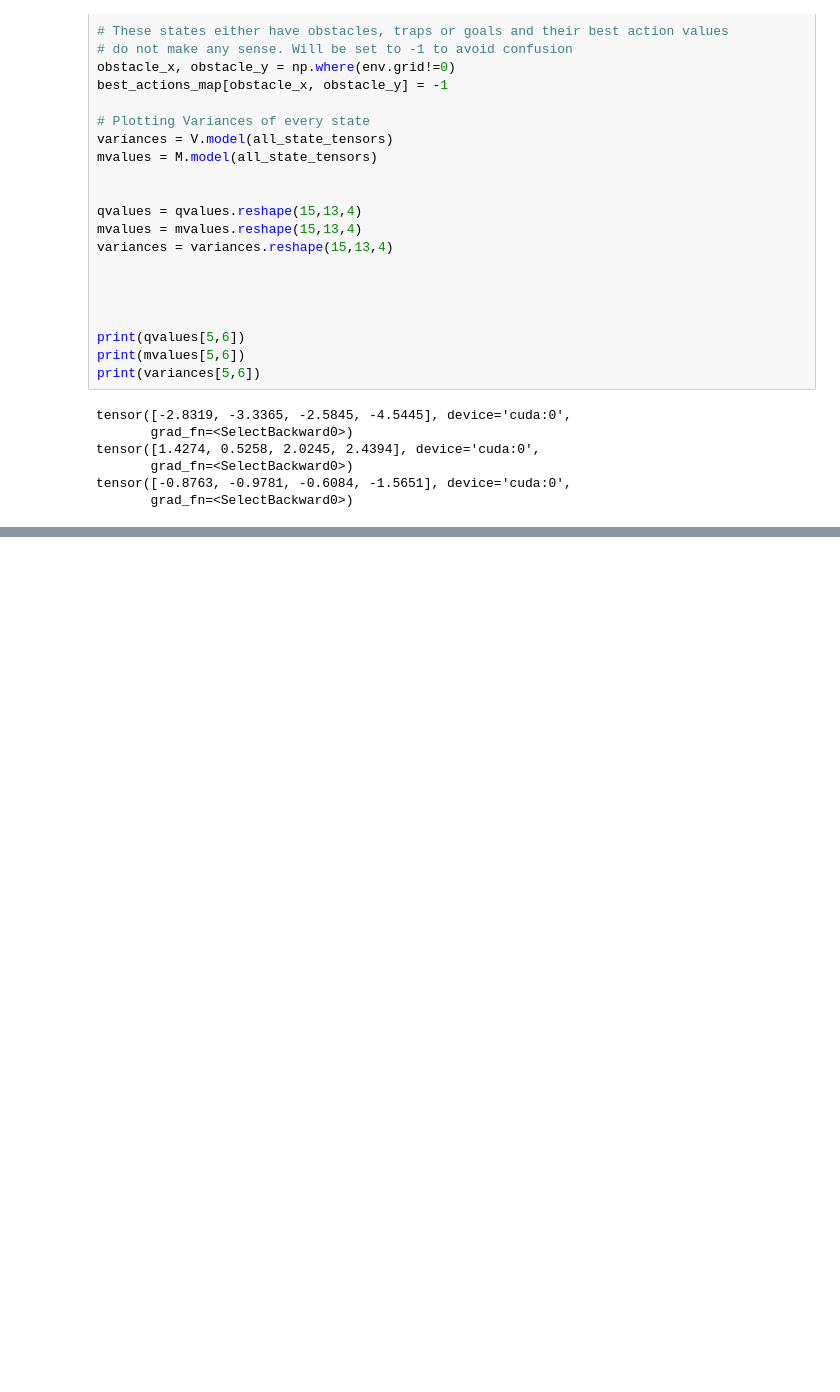
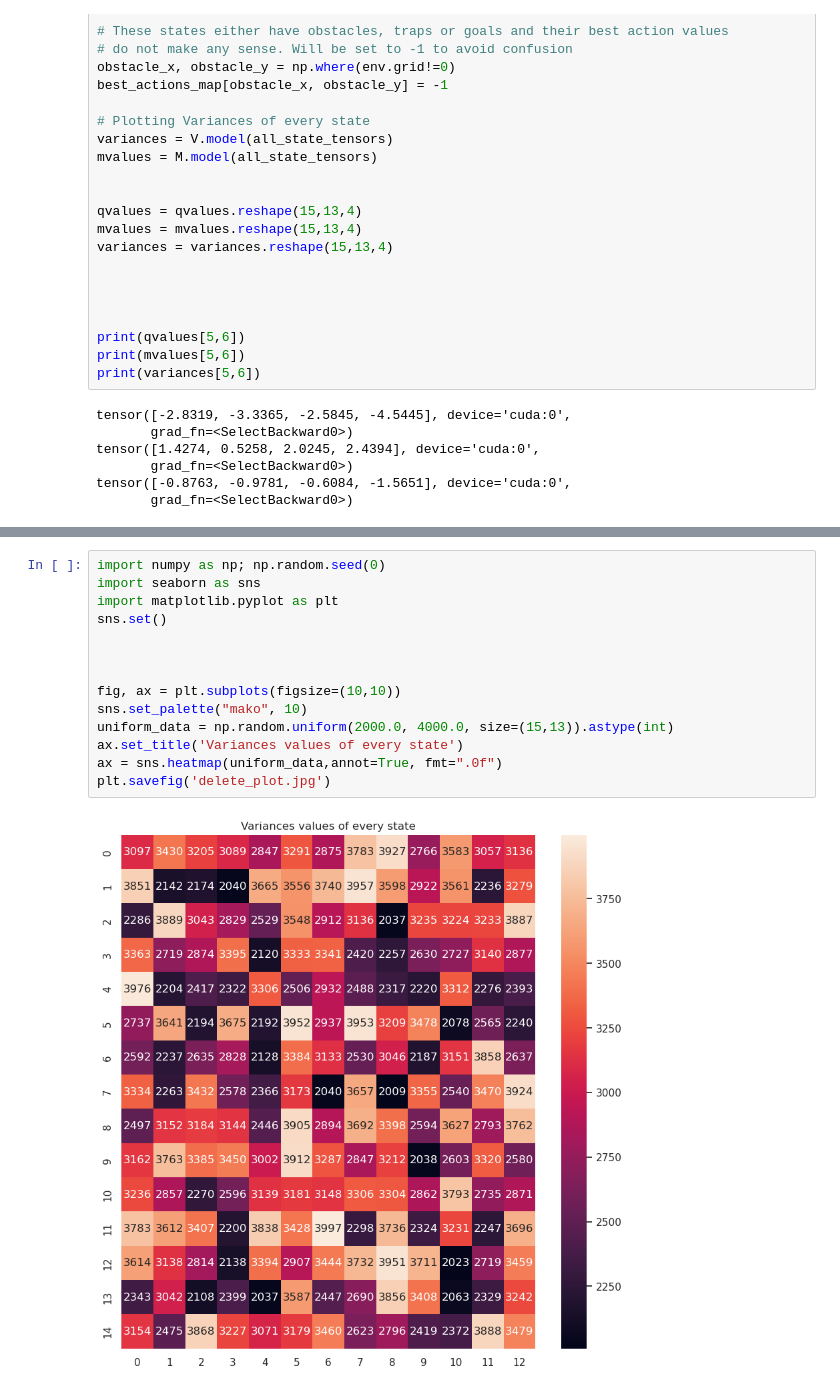
Before and after one commit to SiddharthSingi/Human-in-the-loop-RL, a Jupyter notebook: DQN_sparse_map/test.ipynb, the cells around one changed output, grey strips where cells are left out. Saved outputs shown, nothing was run; the diff lists cells and outputs as text; blank space fills up the shorter version.

```diff
--- a/DQN_sparse_map/test.ipynb
+++ b/DQN_sparse_map/test.ipynb
@@ -174,0 +220,16 @@ tensor([-0.8763, -0.9781, -0.6084, -1.5651], device='cuda:0',
+# %%
+import numpy as np; np.random.seed(0)
+import seaborn as sns
+import matplotlib.pyplot as plt
+sns.set()
+
+
+
+fig, ax = plt.subplots(figsize=(10,10))
+sns.set_palette("mako", 10)
+uniform_data = np.random.uniform(2000.0, 4000.0, size=(15,13)).astype(int)
+ax.set_title('Variances values of every state')
+ax = sns.heatmap(uniform_data,annot=True, fmt=".0f")
+plt.savefig('delete_plot.jpg')
+# %% [output]
+[figure, added]
```
Also changed, not shown: parts of 4 cells of this notebook, 4 other files.
